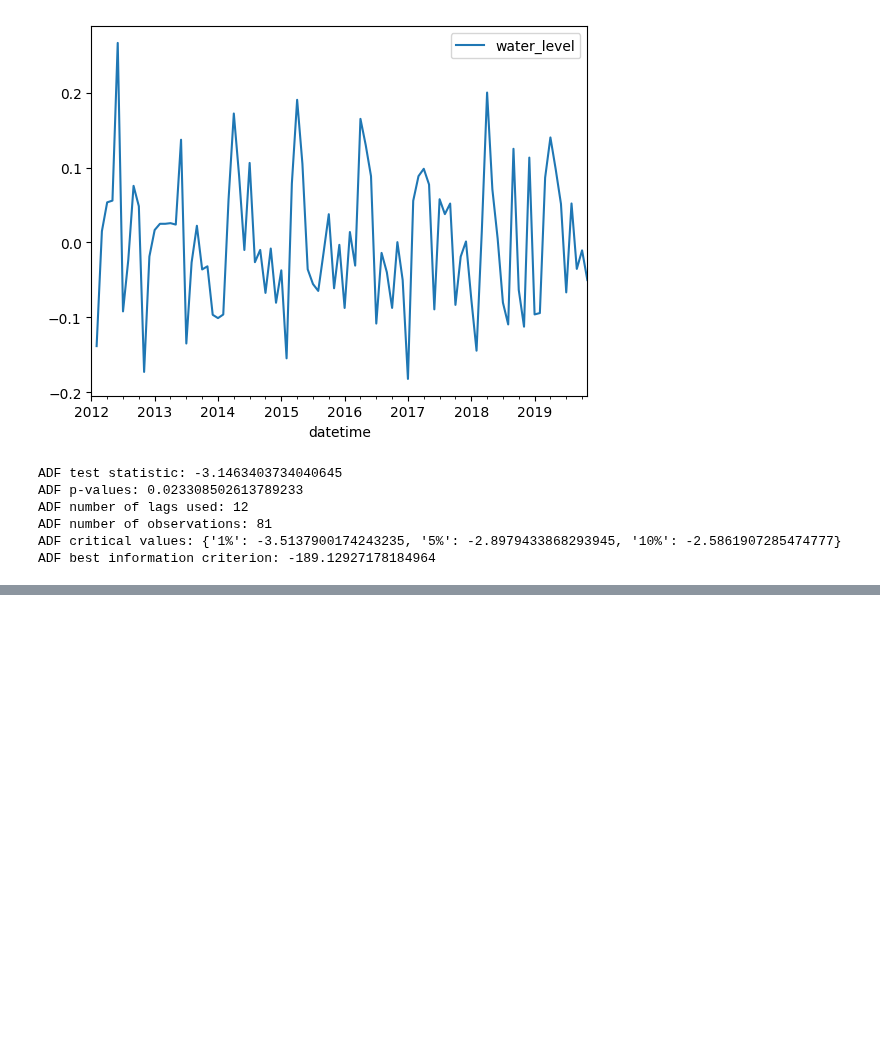
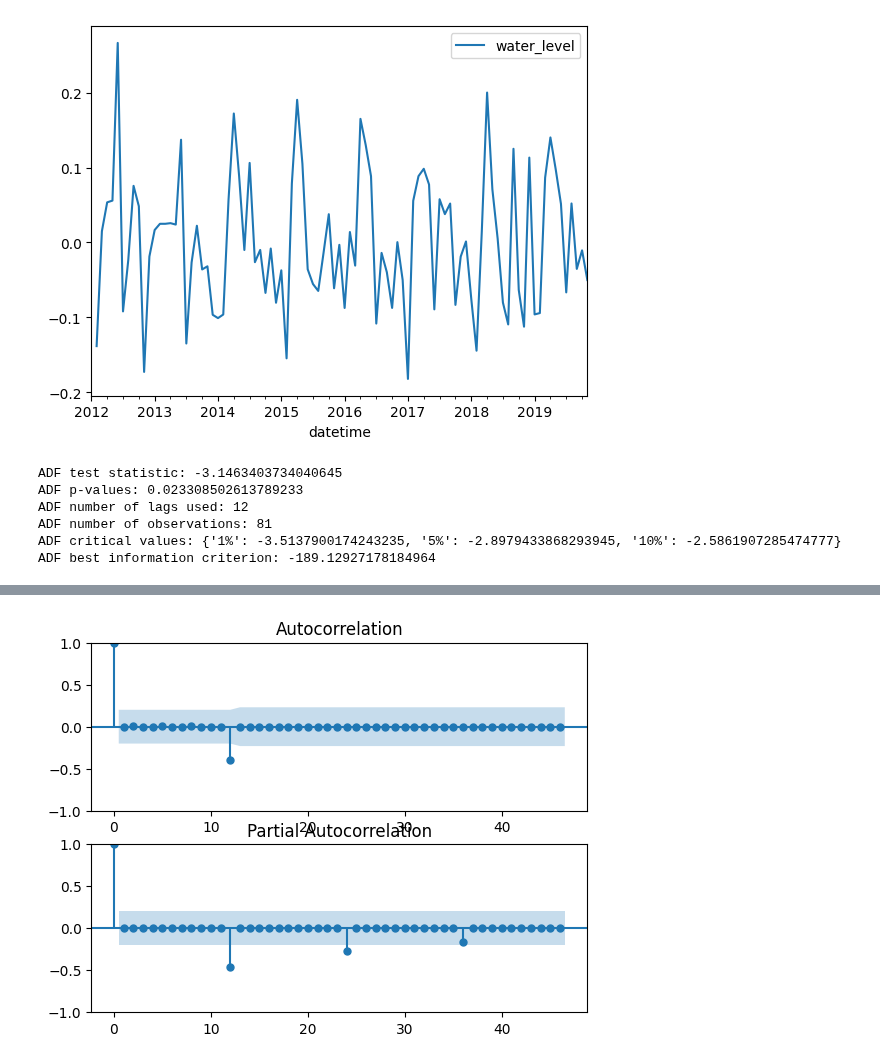
Before and after one commit to kaebry/DSF, a Jupyter notebook: Code/Arima_neptun.ipynb, the cells around one changed output, grey strips where cells are left out. Cells and saved outputs as stored; diff of their text form; code cells hidden in the pictures; blank space fills up the shorter version.

```diff
--- a/Code/Arima_neptun.ipynb
+++ b/Code/Arima_neptun.ipynb
@@ -148,2 +148,13 @@ ValueError: x and y must have same first dimension, but have shapes (23,) and (9
+# %%
+# plot ACF and PACF curve for residuals of SARIMAX model
+
+res = model_max.resid
+
+fig, ax = plt.subplots(2,1)
+fig = sm.graphics.tsa.plot_acf(res, lags=46, ax=ax[0])
+fig = sm.graphics.tsa.plot_pacf(res, lags=46, ax=ax[1])
+plt.show()
+# %% [output]
+[figure, added]
 # %%
 #x = np.arange(y.shape[0])
```
Also changed, not shown: parts of 12 cells of this notebook.
